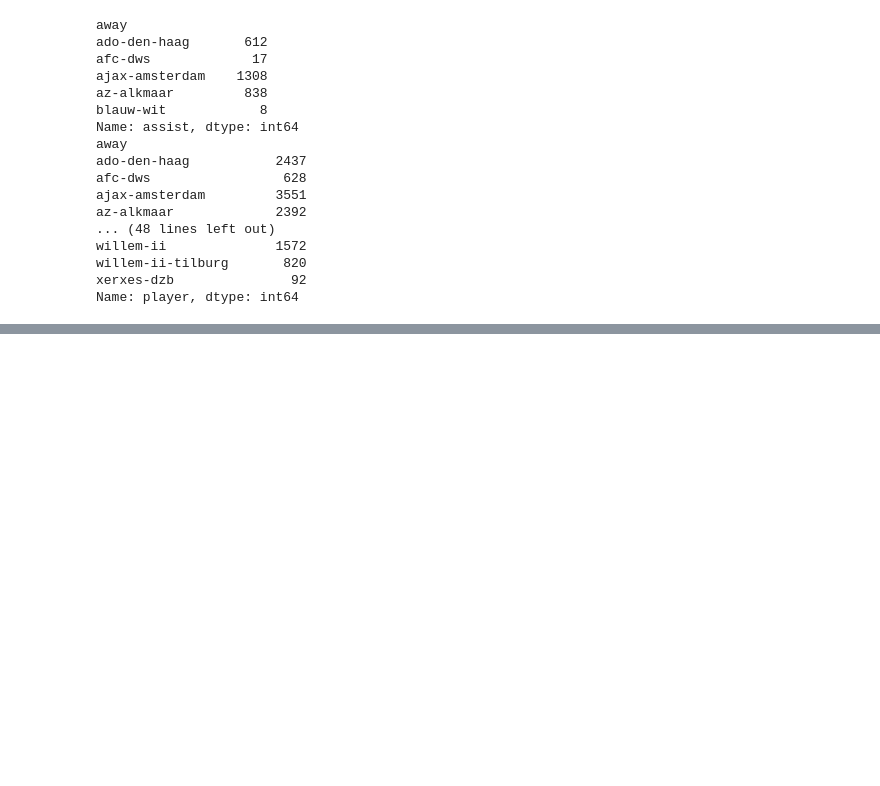
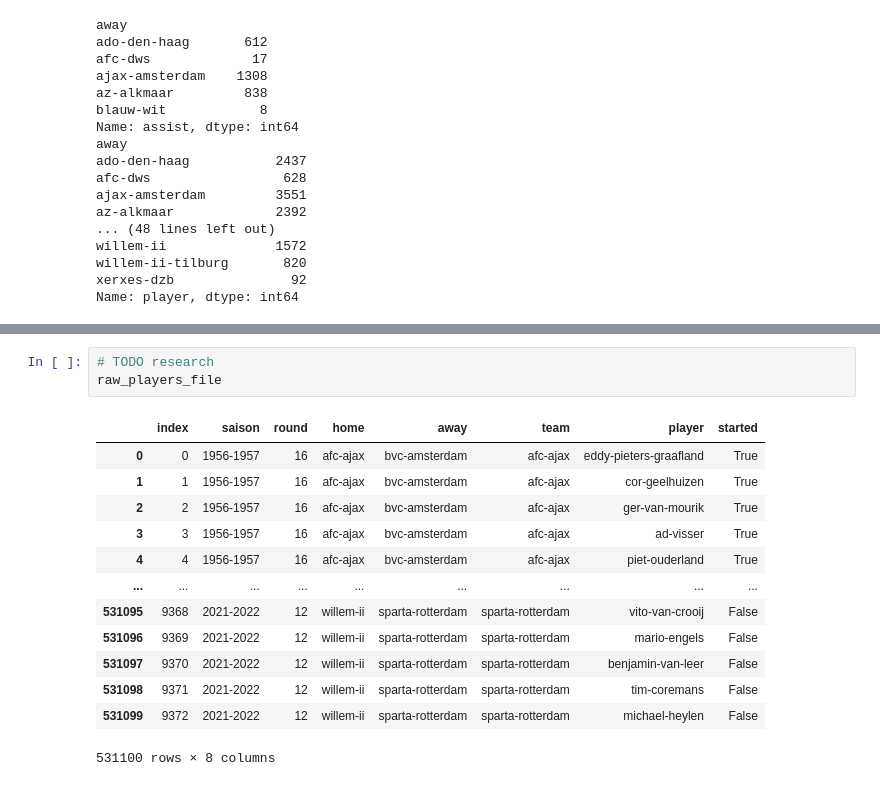
Before and after one commit to mohammedaljader/Football_Predictions_ML, a Jupyter notebook: Predict_the_winning.ipynb, the cells around one changed output, grey strips where cells are left out. Drawn from its saved outputs; the diff is of its cells as text; blank space fills up the shorter version.

```diff
--- a/Predict_the_winning.ipynb
+++ b/Predict_the_winning.ipynb
@@ -199,0 +263,17 @@ Name: player, dtype: int64
+# %%
+# TODO research
+raw_players_file
+# %% [output]
+|  | index | saison | round | home | away | team | player | started |
+| 0 | 0 | 1956-1957 | 16 | afc-ajax | bvc-amsterdam | afc-ajax | eddy-pieters-graafland | True |
+| 1 | 1 | 1956-1957 | 16 | afc-ajax | bvc-amsterdam | afc-ajax | cor-geelhuizen | True |
+| 2 | 2 | 1956-1957 | 16 | afc-ajax | bvc-amsterdam | afc-ajax | ger-van-mourik | True |
+| 3 | 3 | 1956-1957 | 16 | afc-ajax | bvc-amsterdam | afc-ajax | ad-visser | True |
+| 4 | 4 | 1956-1957 | 16 | afc-ajax | bvc-amsterdam | afc-ajax | piet-ouderland | True |
+| ... | ... | ... | ... | ... | ... | ... | ... | ... |
+| 531095 | 9368 | 2021-2022 | 12 | willem-ii | sparta-rotterdam | sparta-rotterdam | vito-van-crooij | False |
+| 531096 | 9369 | 2021-2022 | 12 | willem-ii | sparta-rotterdam | sparta-rotterdam | mario-engels | False |
+| 531097 | 9370 | 2021-2022 | 12 | willem-ii | sparta-rotterdam | sparta-rotterdam | benjamin-van-leer | False |
+| 531098 | 9371 | 2021-2022 | 12 | willem-ii | sparta-rotterdam | sparta-rotterdam | tim-coremans | False |
+| 531099 | 9372 | 2021-2022 | 12 | willem-ii | sparta-rotterdam | sparta-rotterdam | michael-heylen | False |
+531100 rows × 8 columns
```
Also changed, not shown: parts of 5 cells of this notebook, 1 other file.
